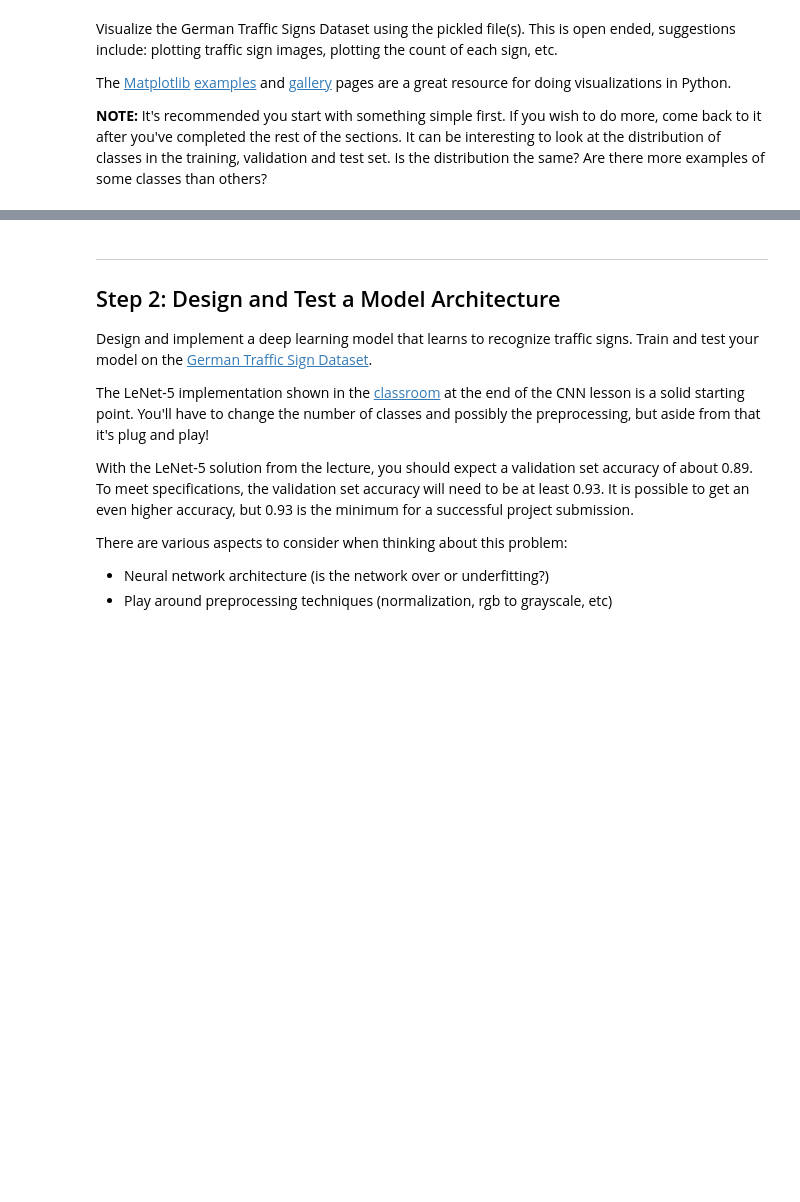
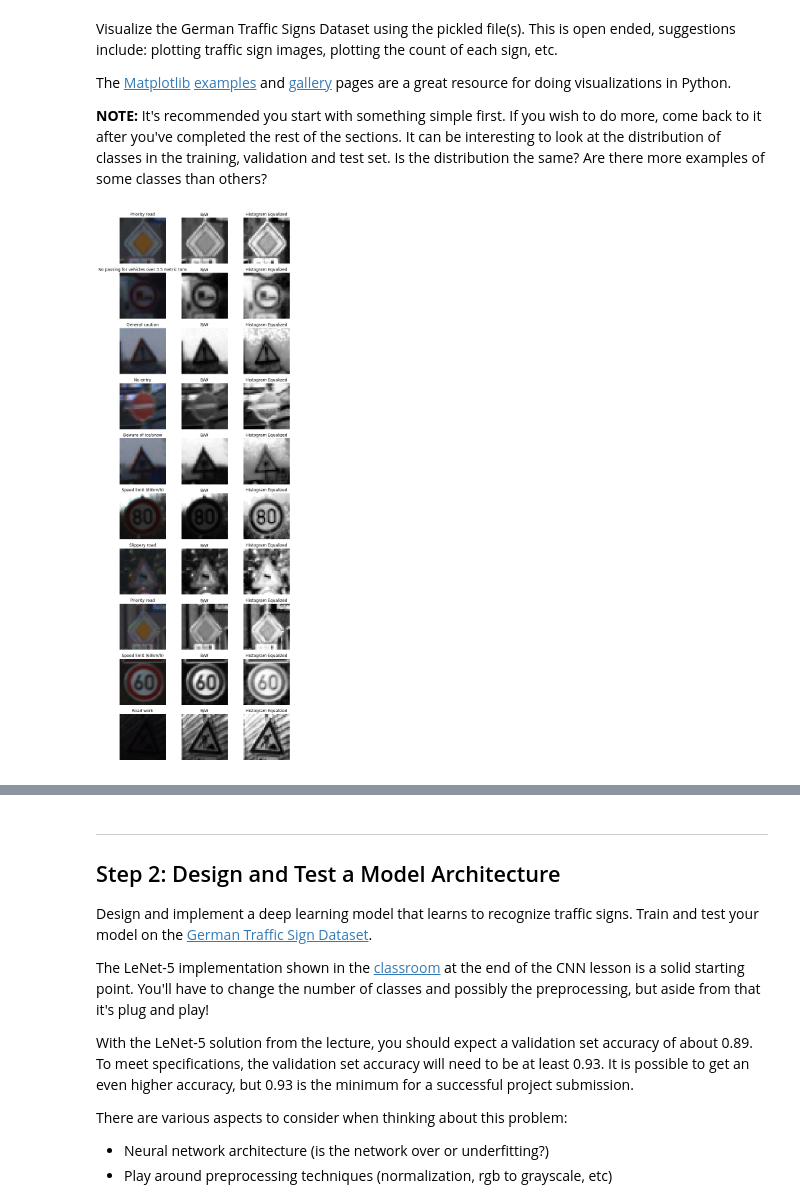
Before and after one commit to jayasim/CarND-Traffic-Sign-Classifier-Project, a Jupyter notebook: Traffic_Sign_Classifier.ipynb, the cells around one changed output, grey strips where cells are left out. Cells and saved outputs as stored; diff of their text form; code cells hidden in the pictures; blank space fills up the shorter version.

Commit message:
Updated traffic sign ipynb

```diff
--- a/Traffic_Sign_Classifier.ipynb
+++ b/Traffic_Sign_Classifier.ipynb
@@ -22,12 +22,13 @@ The [rubric](https://review.udacity.com/#!/rubrics/481/view) contains "Stand Out
 # %%
 # Load pickled data
 import pickle
+import csv
 
 # TODO: Fill this in based on where you saved the training and testing data
 
-training_file =
-validation_file=
-testing_file =
+training_file = 'traffic-signs-data/train.p'
+validation_file='traffic-signs-data/valid.p'
+testing_file = 'traffic-signs-data/test.p'
 
 with open(training_file, mode='rb') as f:
     train = pickle.load(f)
@@ -37,8 +38,14 @@ with open(testing_file, mode='rb') as f:
     test = pickle.load(f)
 
 X_train, y_train = train['features'], train['labels']
-X_valid, y_valid = valid['features'], valid['labels']
+X_validation, y_validation = valid['features'], valid['labels']
 X_test, y_test = test['features'], test['labels']
+
+# read csv to get sign names
+sign_names = []
+with open('signnames.csv') as signname_file:
+    signname_reader = csv.DictReader(signname_file)
+    sign_names = [row['SignName'] for row in signname_reader]
 # %% [markdown]
 ---
 
@@ -93,0 +101,35 @@ import matplotlib.pyplot as plt
+# %%
+### Data exploration visualization goes here.
+### Feel free to use as many code cells as needed.
+import matplotlib.pyplot as plt
+import random
+import cv2
+import numpy
+
+# Visualizations will be shown in the notebook.
+%matplotlib inline
+
+# show image of N random data points
+count = 10
+fig, axs = plt.subplots(count, 3, figsize=(count, count*3))
+fig.subplots_adjust(hspace = .2, wspace=.001)
+axs = axs.ravel()
+for i in range(0, count*3, 3):
+    index = random.randint(0, len(X_train))
+    image = X_train[index]
+
+    axs[i].axis('off')
+    axs[i].imshow(image)
+    axs[i].set_title(sign_names[y_train[index]])
+
+    bw = cv2.cvtColor(image, cv2.COLOR_RGB2GRAY)
+    axs[i+1].axis('off')
+    axs[i+1].imshow(bw, cmap='gray')
+    axs[i+1].set_title("B/W")
+
+    equ = cv2.equalizeHist(bw)
+    axs[i+2].axis('off')
+    axs[i+2].imshow(equ, cmap='gray')
+    axs[i+2].set_title("Histogram Equalized")
+# %% [output]
+[figure, added]
```
Also changed, not shown: parts of 13 cells of this notebook.
